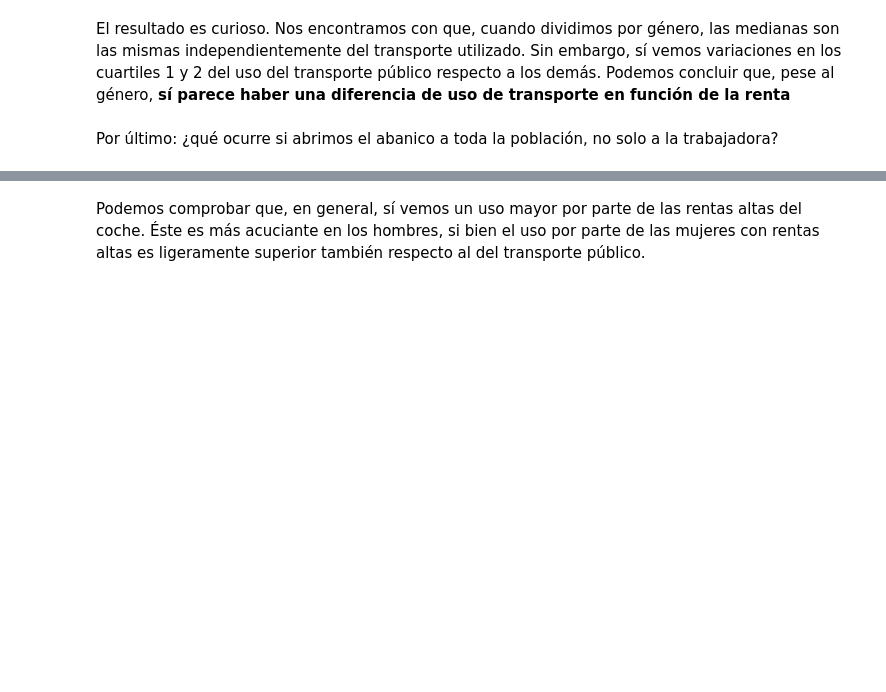
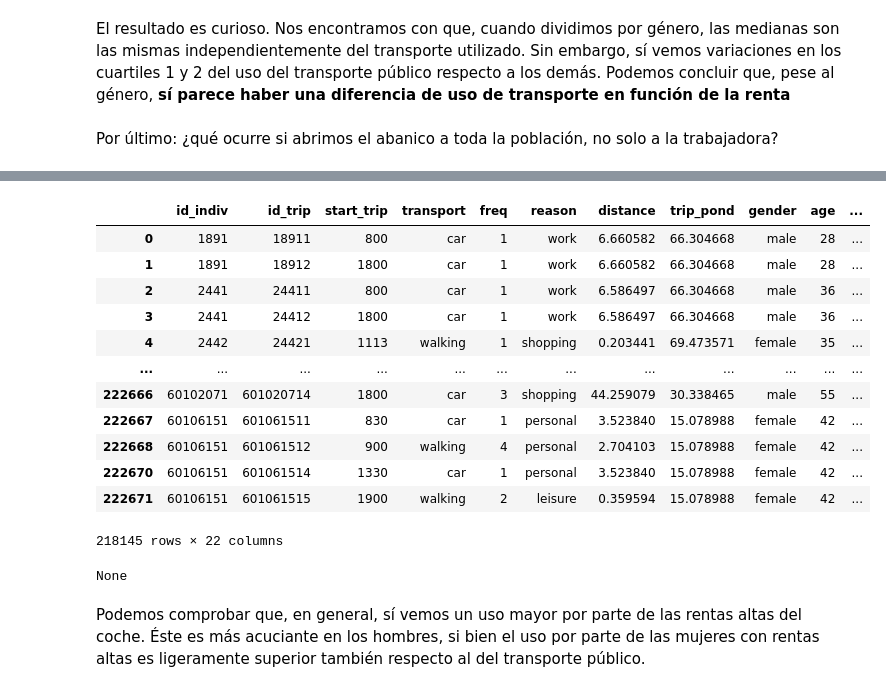
Before and after one commit to RauGarGom/madrid_transp_renta, a Jupyter notebook: memoria.ipynb, the cells around one changed output, grey strips where cells are left out. Cells and saved outputs as stored; diff of their text form; code cells hidden in the pictures; blank space fills up the shorter version.

```diff
--- a/memoria.ipynb
+++ b/memoria.ipynb
@@ -378,8 +378,8 @@ La diferencia es abismal: **sin tener en cuenta la renta**, las mujeres trabajad
 # %% [markdown]
 Reutilizamos el hypo_1, esta vez comparando boxplots por género:
 # %%
-df_transp_work_main = df_transp[(df_transp["reason"] == "work") & (df_transp["transport"].isin(["car","public","walking"]))]
-ut.hypo_1a(df_transp_work_main,title_name="Use of transport by income for workers, divided by gender",
+df_transp_work_main = df_transp[(df_transp["reason"] == "work") & (df_transp["transport"].isin(["car","walking","public"]))]
+ut.hypo_1b(df_transp_work_main,title_name="Use of transport by income for workers, divided by gender",
           file_name="transport_income_workers_gender",compare=True,col_compare='transport',jitter=False,n_obs=False)
 # %% [output]
 Plotting charts for hypothesis 1a...
@@ -400,2 +416,22 @@ Hypothesis 1 plotted
+# %%
+df_transp_work_main
+# %% [output]
+|  | id_indiv | id_trip | start_trip | transport | freq | reason | distance | trip_pond | gender | age | ... |
+| 0 | 1891 | 18911 | 800 | car | 1 | work | 6.660582 | 66.304668 | male | 28 | ... |
+| 1 | 1891 | 18912 | 1800 | car | 1 | work | 6.660582 | 66.304668 | male | 28 | ... |
+| 2 | 2441 | 24411 | 800 | car | 1 | work | 6.586497 | 66.304668 | male | 36 | ... |
+| 3 | 2441 | 24412 | 1800 | car | 1 | work | 6.586497 | 66.304668 | male | 36 | ... |
+| 4 | 2442 | 24421 | 1113 | walking | 1 | shopping | 0.203441 | 69.473571 | female | 35 | ... |
+| ... | ... | ... | ... | ... | ... | ... | ... | ... | ... | ... | ... |
+| 222666 | 60102071 | 601020714 | 1800 | car | 3 | shopping | 44.259079 | 30.338465 | male | 55 | ... |
+| 222667 | 60106151 | 601061511 | 830 | car | 1 | personal | 3.523840 | 15.078988 | female | 42 | ... |
+| 222668 | 60106151 | 601061512 | 900 | walking | 4 | personal | 2.704103 | 15.078988 | female | 42 | ... |
+| 222670 | 60106151 | 601061514 | 1330 | car | 1 | personal | 3.523840 | 15.078988 | female | 42 | ... |
+| 222671 | 60106151 | 601061515 | 1900 | walking | 2 | leisure | 0.359594 | 15.078988 | female | 42 | ... |
+218145 rows × 22 columns
+# %%
+print(df_transp_work_main['transport'].unique().sort())
+# %% [output]
+None
 # %% [markdown]
 Podemos comprobar que, en general, sí vemos un uso mayor por parte de las rentas altas del coche. Éste es más acuciante en los hombres, si bien el uso por parte de las mujeres con rentas altas es ligeramente superior también respecto al del transporte público.
```
Also changed, not shown: parts of 4 cells of this notebook, 4 other files.
